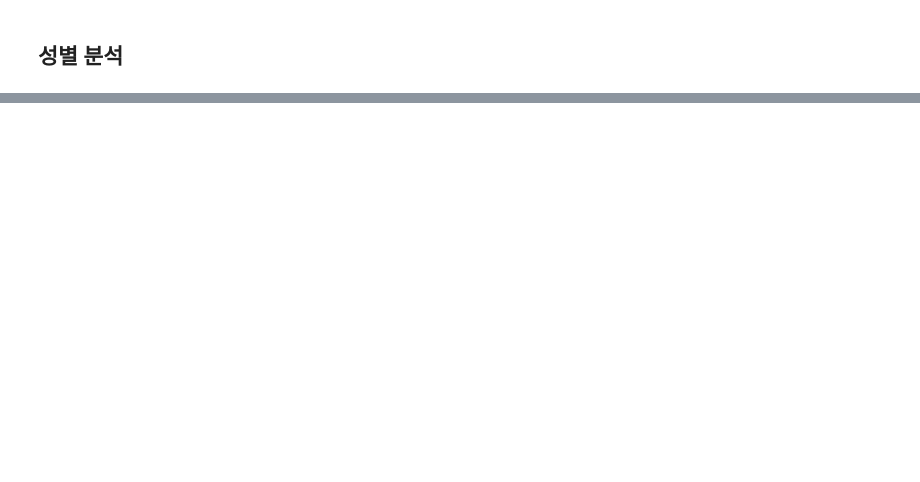
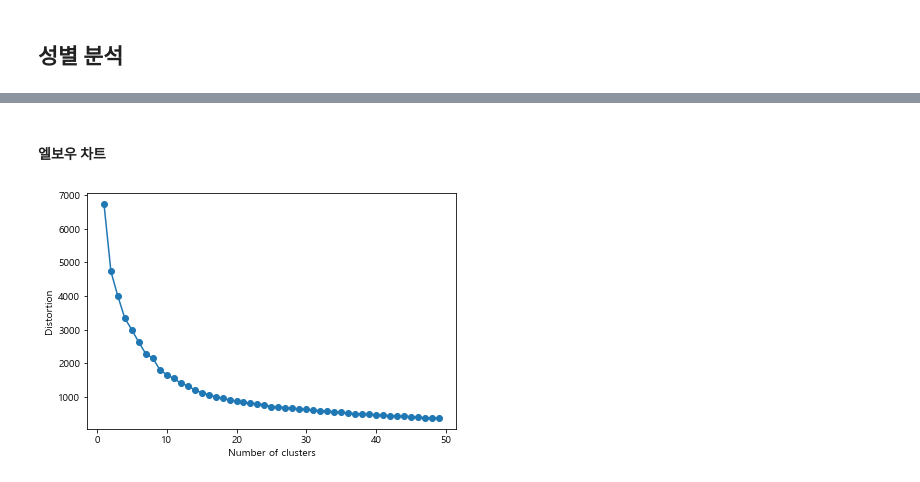
Before and after one commit to jun3599/finacial_-analysis, a Jupyter notebook: SinhanBankData.ipynb, the cells around one changed output, grey strips where cells are left out. Drawn from its saved outputs; the diff is of its cells as text; code cells hidden in the pictures; blank space fills up the shorter version.

Commit message:
try clustering

```diff
--- a/SinhanBankData.ipynb
+++ b/SinhanBankData.ipynb
@@ -452,0 +1084,3 @@ Map
+# %%
+data = data_origin.drop(['구분'], axis=1)
+data
@@ -452,0 +1103,6 @@ Map
+# %%
+scaler = StandardScaler()
+data = pd.DataFrame(scaler.fit_transform(data))
+# %%
+data.index = labels
+data.columns = columns
@@ -452,0 +1127,8 @@ Map
+# %%
+km = KMeans(n_clusters=6,
+            init='k-means++',
+            n_init=10,
+            max_iter=300,
+            random_state=1)
+# km.fit(utilities_df)
+y_km = km.fit_predict(data)
@@ -452,0 +1178,22 @@ Map
+# %% [markdown]
+#### 엘보우 차트
+# %%
+distortions = []
+for i in range(1, 50):
+    km = KMeans(n_clusters=i,
+                init='k-means++',
+                n_init=10,
+                max_iter= 512,
+                random_state=87)
+    km.fit(data)
+
+    distortions.append(km.inertia_)
+
+
+plt.plot(range(1, 50), distortions, marker='o')
+plt.xlabel('Number of clusters')
+plt.ylabel('Distortion')
+plt.tight_layout()
+plt.show()
+# %% [output]
+[figure, added]
```
Also changed, not shown: parts of 76 cells of this notebook.
